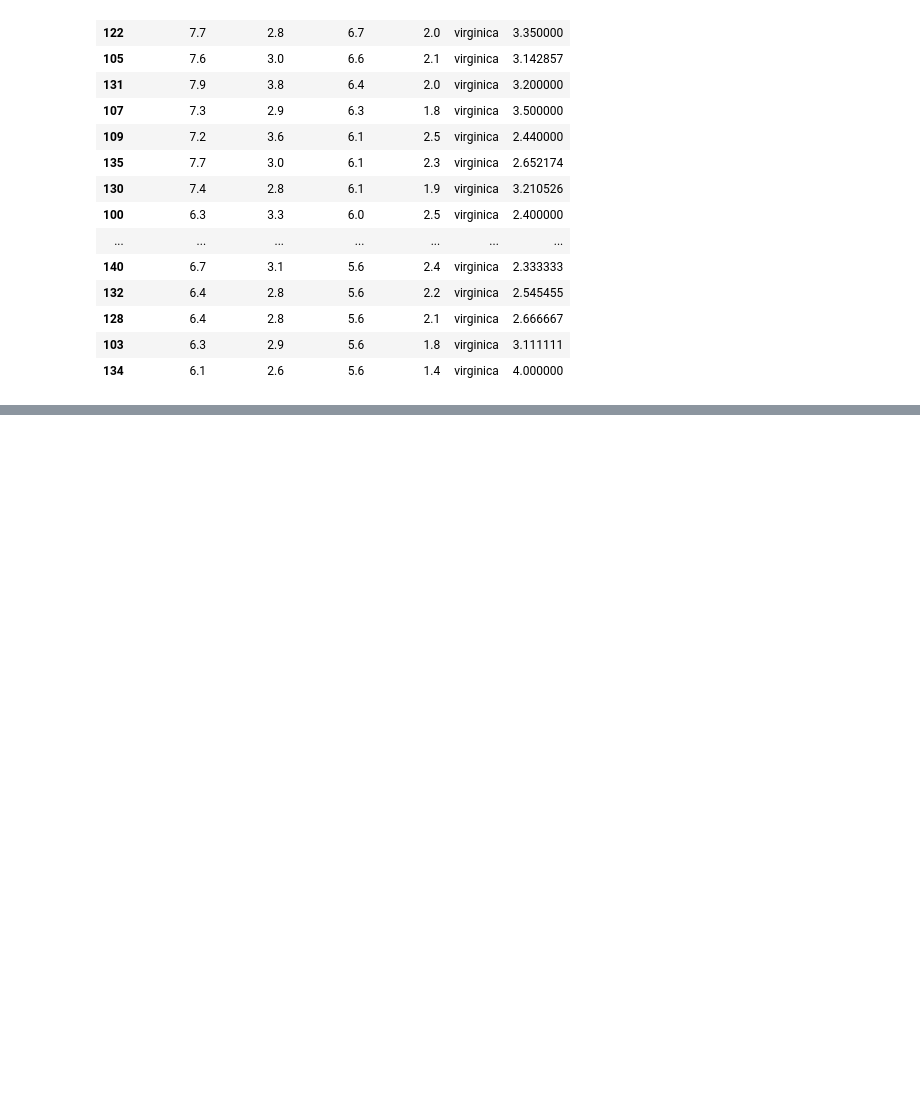
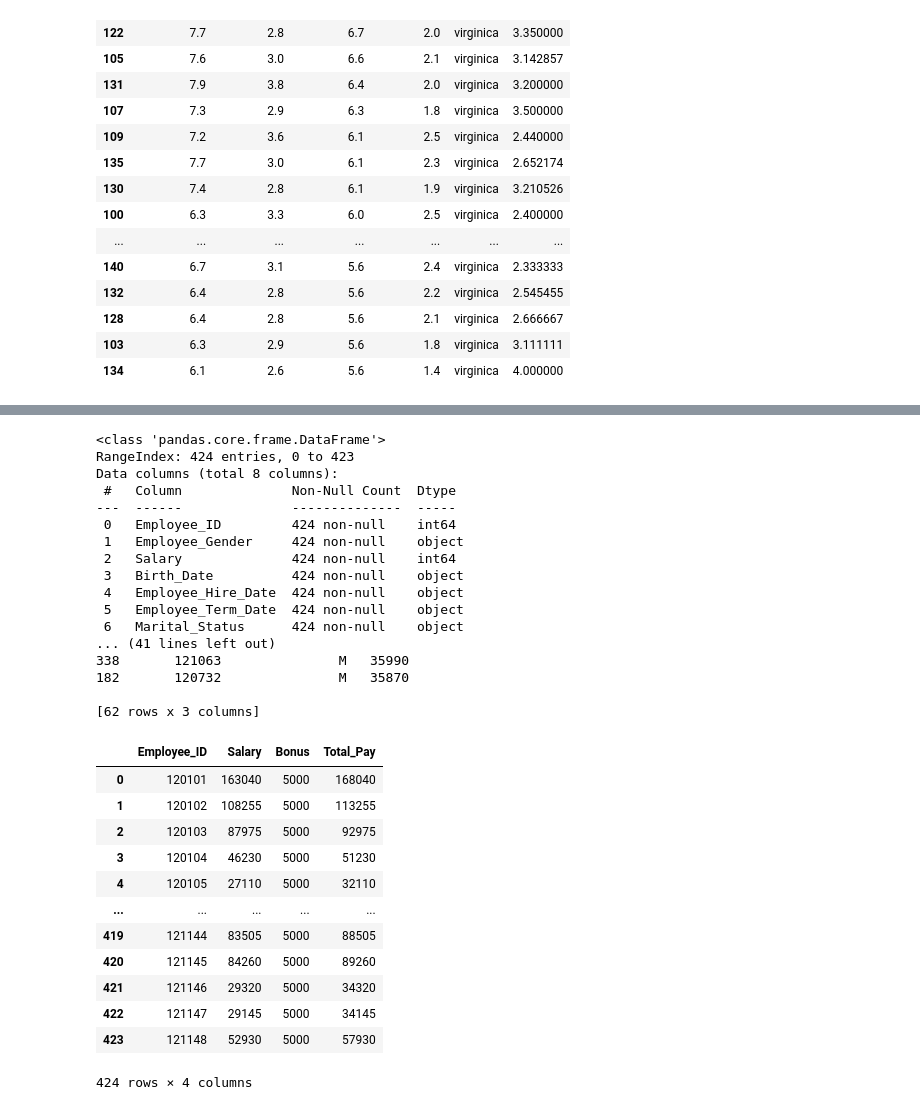
Before and after one commit to glenna-w/IMC_DataSequence_PythonVer, a Jupyter notebook: IMC 461 Python/code01 - 08JAN26.ipynb, the cells around one changed output, grey strips where cells are left out. Drawn from its saved outputs; the diff is of its cells as text; code cells hidden in the pictures; blank space fills up the shorter version.

```diff
--- a/IMC 461 Python/code01 - 08JAN26.ipynb
+++ b/IMC 461 Python/code01 - 08JAN26.ipynb
@@ -222,0 +225,79 @@ irisdata.sort_values(by = ['petal_length', 'petal_width'], ascending = False).he
+# %%
+#YOUR TURN
+# Orion Employee Payroll Caselet
+
+# Overall objective is to produce a report that contains the employee identifier, gender, and salary for all Orion Star employees. The data is contained in the Employee_Payroll table, a table with which you are not familiar.
+
+
+
+
+# 1. Download the employee_payroll.csv file from Canvas and place in your working directory. Assign the file to a data frame called "employee_payroll"
+employee_payroll = pd.read_csv("datasets/Employee_Payroll2.csv")
+
+
+
+
+# 2. Determine the column names in the Employee Payroll file
+employee_payroll.info()
+
+
+# 3. Run a report to show the female employees, with the ID, gender, and salary, sorted by descending salary
+print(
+      employee_payroll.loc[employee_payroll.Employee_Gender == 'F', ['Employee_ID', 'Employee_Gender', 'Salary']].sort_values(by = 'Salary', ascending = False)
+
+)
+
+
+# 4. At the end of the year, Orion would like to give the employees a 10% bonus. Run a report that shows the employee ID, salary and what their bonus amount would be
+employee_payroll['Bonus'] = employee_payroll.Salary * 0.1
+print(employee_payroll.loc[:, ['Employee_ID', 'Salary', 'Bonus']])
+
+
+
+
+
+
+
+### EXTRA PRACTICE
+
+# 5. Run a report to show the male employees with a salary over $35,000, with the ID, gender, and salary, sorted by descending salary
+print(employee_payroll.loc[(employee_payroll.Employee_Gender == 'M') & (employee_payroll.Salary > 35000),
+                     ['Employee_ID', 'Employee_Gender', 'Salary']].sort_values(by = 'Salary', ascending = False))
+
+
+
+# 6. After more discussion, Orion is changing the bonus scheme to be a straight $5,000 amount. Run a report that shows the employee ID, salary and what their bonus amount would be, and the salary + bonus amount
+employee_payroll['Bonus'] = 5000
+employee_payroll['Total_Pay'] = employee_payroll.Salary + employee_payroll.Bonus
+employee_payroll.loc[:, ['Employee_ID', 'Salary', 'Bonus', 'Total_Pay']]
+# %% [output]
+<class 'pandas.core.frame.DataFrame'>
+RangeIndex: 424 entries, 0 to 423
+Data columns (total 8 columns):
+ #   Column              Non-Null Count  Dtype
+---  ------              --------------  -----
+ 0   Employee_ID         424 non-null    int64
+ 1   Employee_Gender     424 non-null    object
+ 2   Salary              424 non-null    int64
+ 3   Birth_Date          424 non-null    object
+ 4   Employee_Hire_Date  424 non-null    object
+ 5   Employee_Term_Date  424 non-null    object
+ 6   Marital_Status      424 non-null    object
+... (41 lines left out)
+338       121063               M   35990
+182       120732               M   35870
+
+[62 rows x 3 columns]
+|  | Employee_ID | Salary | Bonus | Total_Pay |
+| 0 | 120101 | 163040 | 5000 | 168040 |
+| 1 | 120102 | 108255 | 5000 | 113255 |
+| 2 | 120103 | 87975 | 5000 | 92975 |
+| 3 | 120104 | 46230 | 5000 | 51230 |
+| 4 | 120105 | 27110 | 5000 | 32110 |
+| ... | ... | ... | ... | ... |
+| 419 | 121144 | 83505 | 5000 | 88505 |
+| 420 | 121145 | 84260 | 5000 | 89260 |
+| 421 | 121146 | 29320 | 5000 | 34320 |
+| 422 | 121147 | 29145 | 5000 | 34145 |
+| 423 | 121148 | 52930 | 5000 | 57930 |
+424 rows × 4 columns
```
Also changed, not shown: parts of 2 cells of this notebook.
